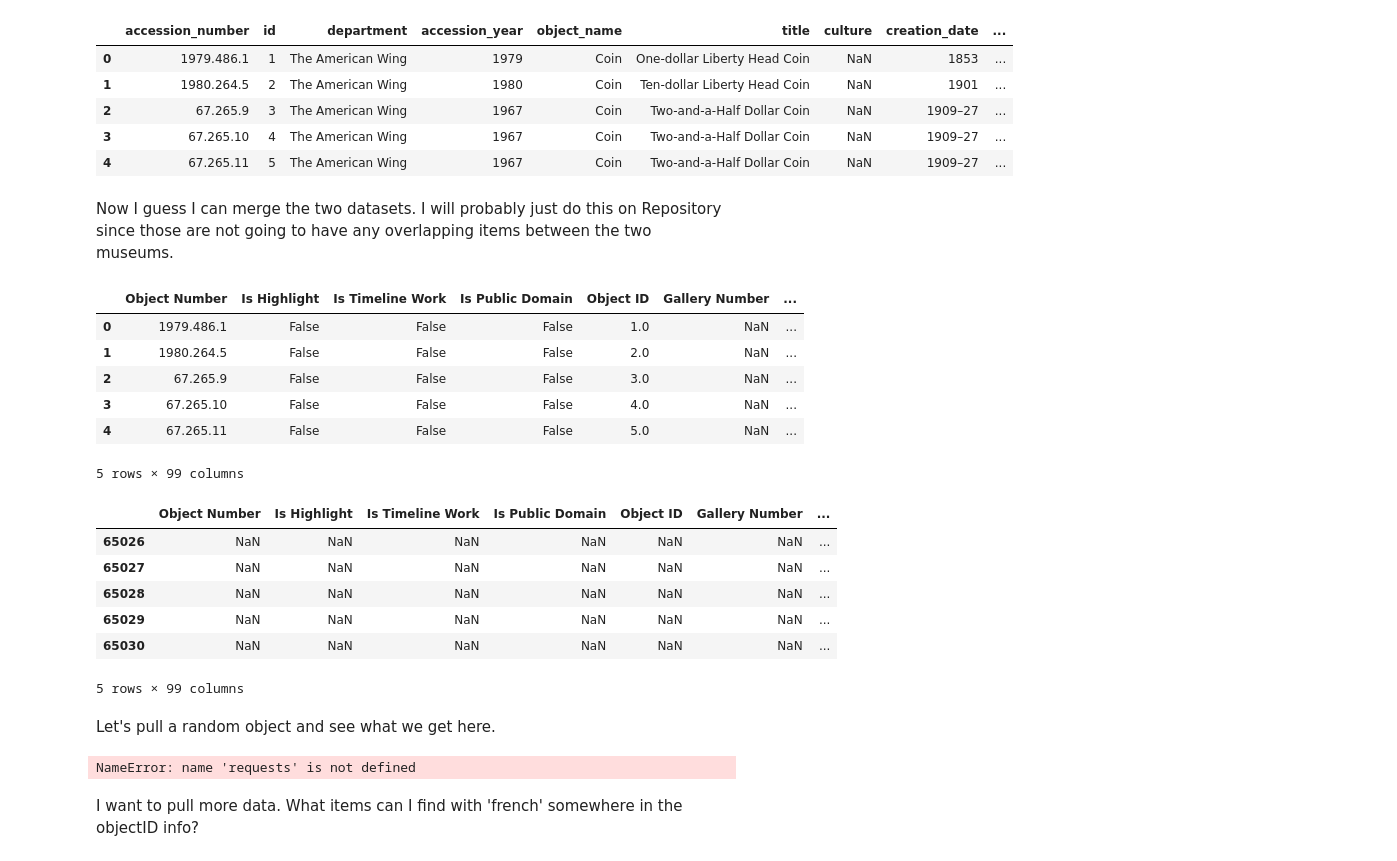
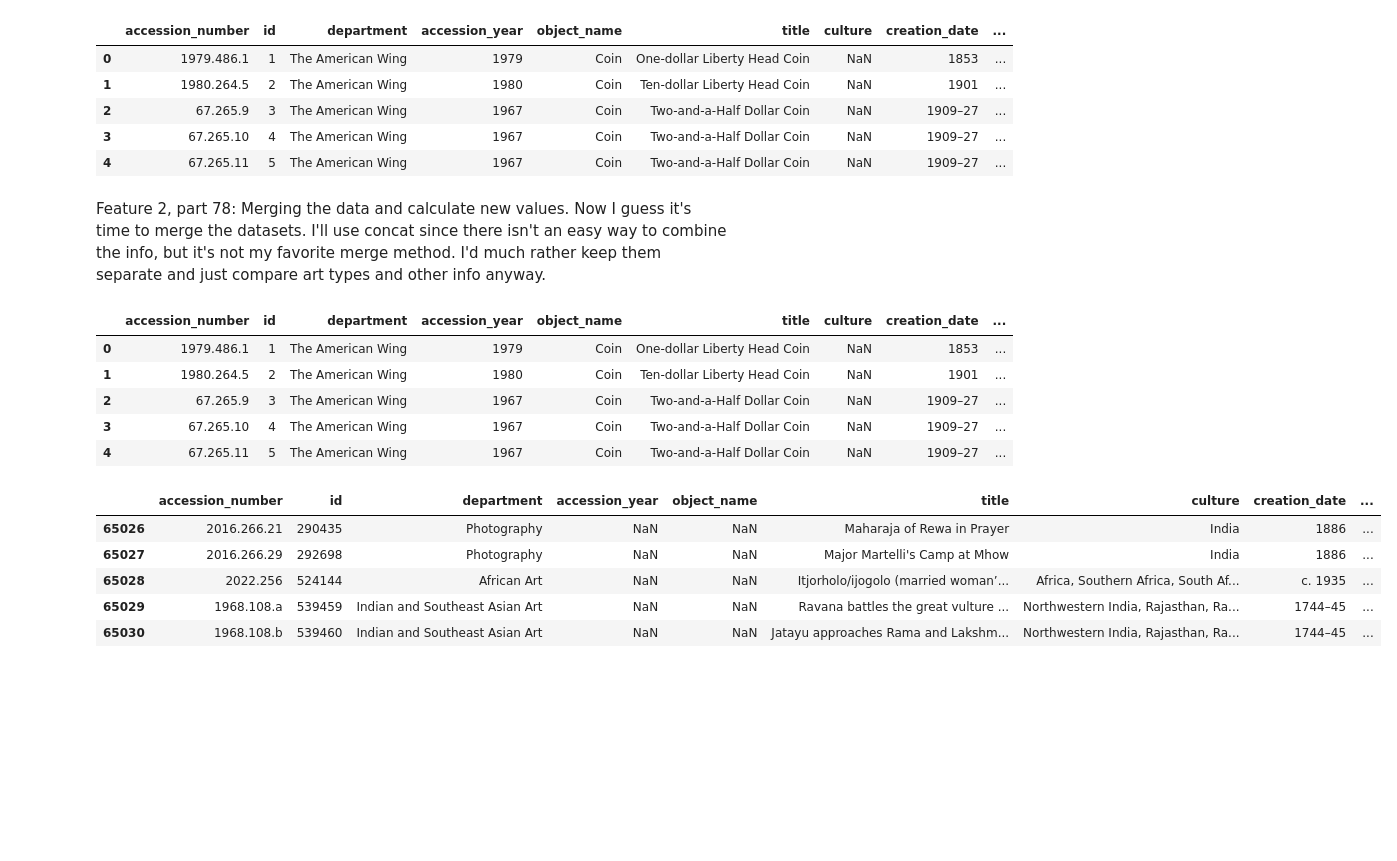
Before and after one commit to causticwonder/analyzing_the_met, a Jupyter notebook: analyzing_the_met.ipynb, the cells around one changed output. Saved outputs shown, nothing was run; the diff lists cells and outputs as text; code cells hidden in the pictures; blank space fills up the shorter version.

```diff
--- a/analyzing_the_met.ipynb
+++ b/analyzing_the_met.ipynb
@@ -117,6 +119,6 @@ cle_df.columns.tolist()
 # %% [markdown]
 Alright. I need to drop a bunch of columns from this dataset to and try to keep matches to the Met for a one-to-one analysis (or as close as I can get).
 # %%
-cle_df_small = cle_df[['id', 'accession_number', 'tombstone', 'current_location', 'title', 'creation_date', 'culture', 'technique', 'department', 'collection', 'type', 'creditline']]
+cle_df_small = cle_df[['id', 'accession_number', 'tombstone', 'title', 'creation_date', 'culture', 'technique', 'department', 'collection', 'type', 'creditline']]
 cle_df_small.head()
 # %% [output]
@@ -128,0 +133,3 @@ cle_df_small.head()
+# %%
+cle_df_small.insert(11, 'current_location', 'The Cleveland Museum of Art')
+cle_df_small.head()
@@ -139,36 +153,25 @@ met_df_small.head()
 | 2 | 67.265.9 | 3 | The American Wing | 1967 | Coin | Two-and-a-Half Dollar Coin | NaN | 1909–27 | ... |
 | 3 | 67.265.10 | 4 | The American Wing | 1967 | Coin | Two-and-a-Half Dollar Coin | NaN | 1909–27 | ... |
 | 4 | 67.265.11 | 5 | The American Wing | 1967 | Coin | Two-and-a-Half Dollar Coin | NaN | 1909–27 | ... |
-# %% [markdown]
-Now I guess I can merge the two datasets. I will probably just do this on Repository since those are not going to have any overlapping items between the two museums.
+# %% [markdown]
+Feature 2, part 78: Merging the data and calculate new values.
+Now I guess it's time to merge the datasets. I'll use concat since there isn't an easy way to combine the info, but it's not my favorite merge method. I'd much rather keep them separate and just compare art types and other info anyway.
 # %%
-art_df = pd.concat([met_df, cle_df], axis=0)
-art_df.head()
+combo_df = pd.concat([met_df_small, cle_df_small], axis=0)
+combo_df.head()
 # %% [output]
-|  | Object Number | Is Highlight | Is Timeline Work | Is Public Domain | Object ID | Gallery Number | ... |
-| 0 | 1979.486.1 | False | False | False | 1.0 | NaN | ... |
-| 1 | 1980.264.5 | False | False | False | 2.0 | NaN | ... |
-| 2 | 67.265.9 | False | False | False | 3.0 | NaN | ... |
-| 3 | 67.265.10 | False | False | False | 4.0 | NaN | ... |
-| 4 | 67.265.11 | False | False | False | 5.0 | NaN | ... |
+|  | accession_number | id | department | accession_year | object_name | title | culture | creation_date | ... |
+| 0 | 1979.486.1 | 1 | The American Wing | 1979 | Coin | One-dollar Liberty Head Coin | NaN | 1853 | ... |
+| 1 | 1980.264.5 | 2 | The American Wing | 1980 | Coin | Ten-dollar Liberty Head Coin | NaN | 1901 | ... |
+| 2 | 67.265.9 | 3 | The American Wing | 1967 | Coin | Two-and-a-Half Dollar Coin | NaN | 1909–27 | ... |
+| 3 | 67.265.10 | 4 | The American Wing | 1967 | Coin | Two-and-a-Half Dollar Coin | NaN | 1909–27 | ... |
+| 4 | 67.265.11 | 5 | The American Wing | 1967 | Coin | Two-and-a-Half Dollar Coin | NaN | 1909–27 | ... |
-5 rows × 99 columns
 # %%
-art_df.tail()
+combo_df.tail()
 # %% [output]
-|  | Object Number | Is Highlight | Is Timeline Work | Is Public Domain | Object ID | Gallery Number | ... |
-| 65026 | NaN | NaN | NaN | NaN | NaN | NaN | ... |
-| 65027 | NaN | NaN | NaN | NaN | NaN | NaN | ... |
-| 65028 | NaN | NaN | NaN | NaN | NaN | NaN | ... |
-| 65029 | NaN | NaN | NaN | NaN | NaN | NaN | ... |
-| 65030 | NaN | NaN | NaN | NaN | NaN | NaN | ... |
+|  | accession_number | id | department | accession_year | object_name | title | culture | creation_date | ... |
+| 65026 | 2016.266.21 | 290435 | Photography | NaN | NaN | Maharaja of Rewa in Prayer | India | 1886 | ... |
+| 65027 | 2016.266.29 | 292698 | Photography | NaN | NaN | Major Martelli's Camp at Mhow | India | 1886 | ... |
+| 65028 | 2022.256 | 524144 | African Art | NaN | NaN | Itjorholo/ijogolo (married woman’... | Africa, Southern Africa, South Af... | c. 1935 | ... |
+| 65029 | 1968.108.a | 539459 | Indian and Southeast Asian Art | NaN | NaN | Ravana battles the great vulture ... | Northwestern India, Rajasthan, Ra... | 1744–45 | ... |
+| 65030 | 1968.108.b | 539460 | Indian and Southeast Asian Art | NaN | NaN | Jatayu approaches Rama and Lakshm... | Northwestern India, Rajasthan, Ra... | 1744–45 | ... |
-5 rows × 99 columns
-# %% [markdown]
-Let's pull a random object and see what we get here.
-# %%
-object_r = requests.get('https://collectionapi.metmuseum.org/public/collection/v1/objects/79523')
-object_data=object_r.json()
-print(object_data)
-# %% [output]
-NameError: name 'requests' is not defined
-# %% [markdown]
-I want to pull more data. What items can I find with 'french' somewhere in the objectID info?
```
Also changed, not shown: parts of 17 cells of this notebook.
